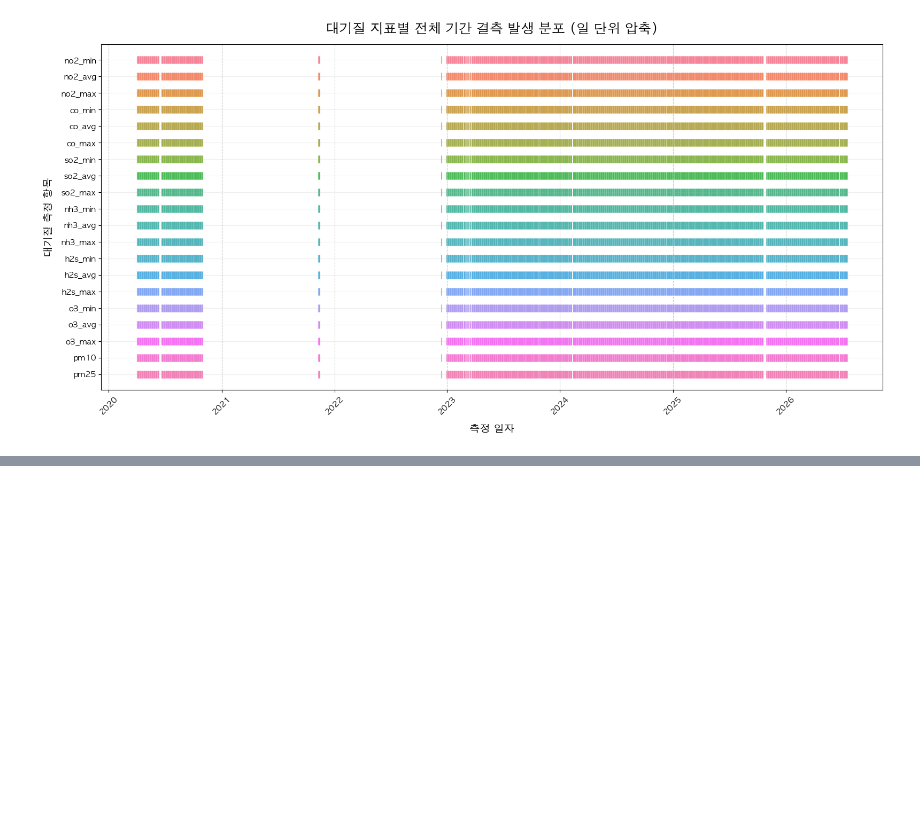
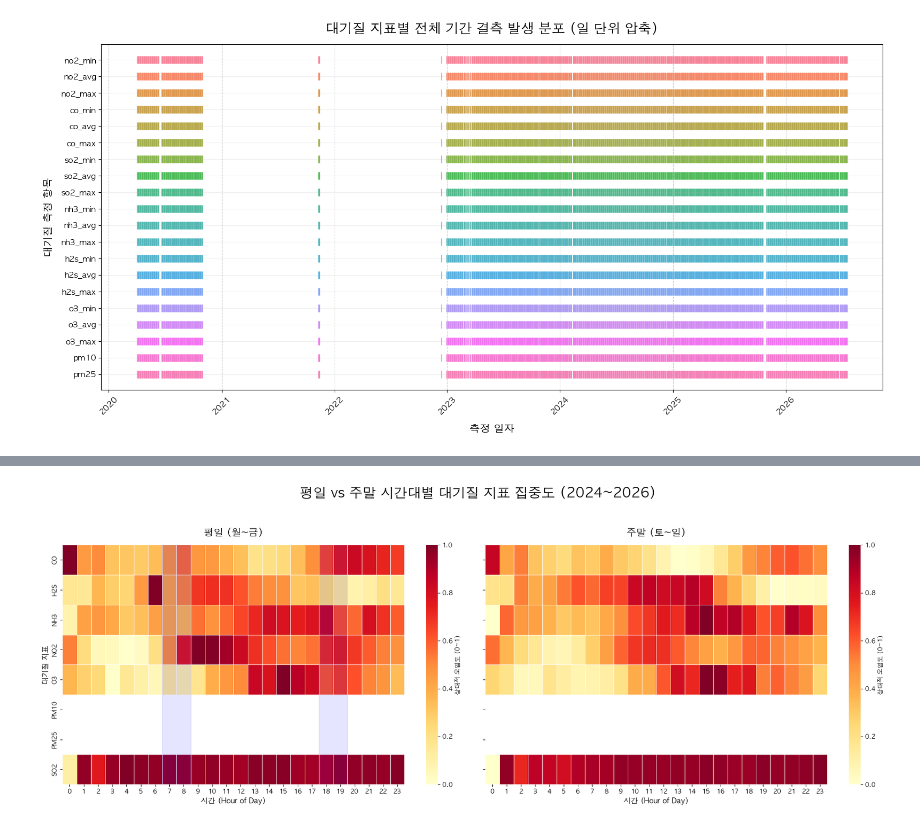
Before and after one commit to kxiarium2003/sdot-analysis, a Jupyter notebook: eda/06-eda-air-quality.ipynb, the cells around one changed output, grey strips where cells are left out. Drawn from its saved outputs; the diff is of its cells as text; code cells hidden in the pictures; blank space fills up the shorter version.

Commit message:
feat: S-DoT 연도별 시간대별 대기 오염도 시각화 cell 추가

```diff
--- a/eda/06-eda-air-quality.ipynb
+++ b/eda/06-eda-air-quality.ipynb
@@ -499,0 +606,83 @@ else:
+# %%
+import duckdb
+import pandas as pd
+import matplotlib.pyplot as plt
+import seaborn as sns
+
+# 한글 폰트 설정
+# plt.rc('font', family='Malgun Gothic') # Windows
+plt.rc('font', family='AppleGothic') # Mac
+plt.rcParams['axes.unicode_minus'] = False
+
+air_quality_cols = ['no2_avg', 'co_avg', 'so2_avg', 'nh3_avg', 'h2s_avg', 'o3_avg', 'pm10', 'pm25']
+
+# --------------------------------------------------
+# 1. 2024~2026년 데이터 추출 및 평일/주말 분리
+# --------------------------------------------------
+select_avgs = ",\n        ".join([f"AVG(TRY_CAST({col} AS DOUBLE)) AS {col}" for col in air_quality_cols])
+
+# ISODOW 기준: 1(월요일) ~ 7(일요일). 즉, 6과 7이 주말입니다.
+query = f"""
+    SELECT
+        CAST(EXTRACT(HOUR FROM TRY_CAST(measure_timestamp AS TIMESTAMP)) AS INTEGER) AS hour_of_day,
+        CASE
+            WHEN EXTRACT(ISODOW FROM TRY_CAST(measure_timestamp AS TIMESTAMP)) IN (6, 7) THEN '주말'
+            ELSE '평일'
+        END AS day_type,
+        {select_avgs}
+    FROM v_sdot
+    WHERE EXTRACT(YEAR FROM TRY_CAST(measure_timestamp AS TIMESTAMP)) BETWEEN 2024 AND 2026
+    GROUP BY hour_of_day, day_type
+"""
+
+df = duckdb.sql(query).df()
+
+# --------------------------------------------------
+# 2. 히트맵을 위한 데이터 전처리 (Melt -> Scaling -> Pivot)
+# --------------------------------------------------
+# 지표들을 하나의 컬럼으로 길게 펴기(Melt)
+df_melted = df.melt(id_vars=['hour_of_day', 'day_type'], value_vars=air_quality_cols, var_name='indicator', value_name='value')
+
+# 지표별 단위가 다르므로, 지표(indicator)별로 0~1 스케일링
+df_melted['scaled_value'] = df_melted.groupby('indicator')['value'].transform(
+    lambda x: (x - x.min()) / (x.max() - x.min()) if x.max() != x.min() else 0
+)
+
+# 지표명을 대문자로 깔끔하게 변경 (예: no2_avg -> NO2)
+df_melted['indicator'] = df_melted['indicator'].str.replace('_avg', '').str.upper()
+
+# 평일과 주말 데이터 분리 후 Pivot (index: 지표, columns: 시간)
+df_weekday = df_melted[df_melted['day_type'] == '평일'].pivot(index='indicator', columns='hour_of_day', values='scaled_value')
+df_weekend = df_melted[df_melted['day_type'] == '주말'].pivot(index='indicator', columns='hour_of_day', values='scaled_value')
+
+# --------------------------------------------------
+# 3. 시각화: 1x2 서브플롯 히트맵
+# --------------------------------------------------
+fig, axes = plt.subplots(1, 2, figsize=(20, 7), sharey=True)
+fig.suptitle('평일 vs 주말 시간대별 대기질 지표 집중도 (2024~2026)', fontsize=22, fontweight='bold', y=1.05)
+
+# 컬러맵 설정 (붉은색 계열로 오염도가 높을수록 진하게 표시)
+cmap = 'YlOrRd'
+
+# 평일 히트맵
+sns.heatmap(df_weekday, cmap=cmap, ax=axes[0], cbar_kws={'label': '상대적 오염도 (0~1)'}, linewidths=.5)
+axes[0].set_title('평일 (월~금)', fontsize=16, pad=15)
+axes[0].set_xlabel('시간 (Hour of Day)', fontsize=12)
+axes[0].set_ylabel('대기질 지표', fontsize=12)
+axes[0].tick_params(axis='x', rotation=0)
+
+# 평일 출퇴근 시간 강조 박스 그리기
+axes[0].axvspan(7, 9, color='blue', alpha=0.1)  # 출근
+axes[0].axvspan(18, 20, color='blue', alpha=0.1) # 퇴근
+
+# 주말 히트맵
+sns.heatmap(df_weekend, cmap=cmap, ax=axes[1], cbar_kws={'label': '상대적 오염도 (0~1)'}, linewidths=.5)
+axes[1].set_title('주말 (토~일)', fontsize=16, pad=15)
+axes[1].set_xlabel('시간 (Hour of Day)', fontsize=12)
+axes[1].set_ylabel('')
+axes[1].tick_params(axis='x', rotation=0)
+
+plt.tight_layout()
+plt.show()
+# %% [output]
+[figure, added]
```
Also changed, not shown: parts of 4 cells of this notebook.
